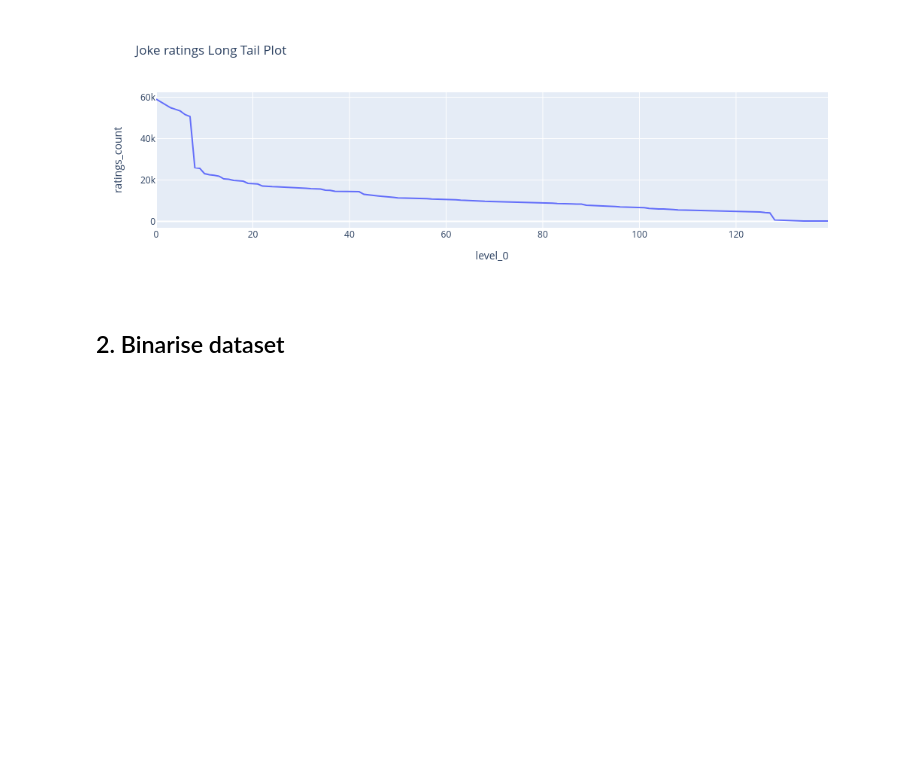
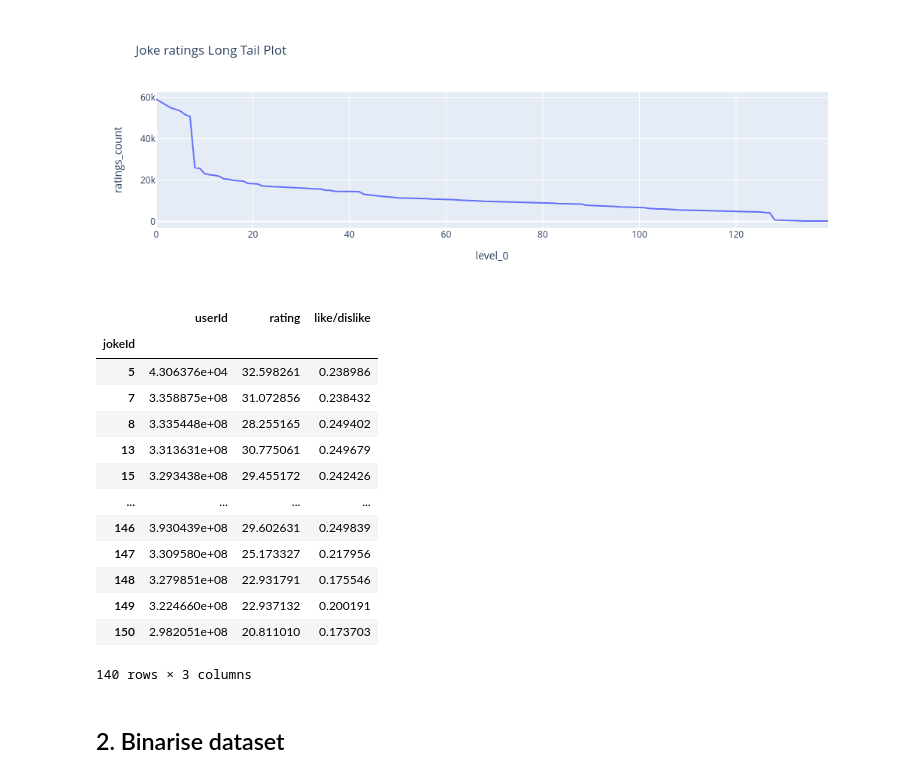
Before and after one commit to RedOrBlueP1ll/reasonable_recommendations, a Jupyter notebook: joke_recsyst_notebook.ipynb, the cells around one changed output. Saved outputs shown, nothing was run; the diff lists cells and outputs as text; code cells hidden in the pictures; blank space fills up the shorter version.

```diff
--- a/joke_recsyst_notebook.ipynb
+++ b/joke_recsyst_notebook.ipynb
@@ -127,6 +127,23 @@ fig.show()
 | 139 | 139 | 40 | 51 | 166 |
 140 rows × 4 columns
 [figure]
+# %%
+ratings_df.groupby('jokeIdvar()
+# %% [output]
+|  | userId | rating | like/dislike |
+| jokeId |  |  |  |
+| 5 | 4.306376e+04 | 32.598261 | 0.238986 |
+| 7 | 3.358875e+08 | 31.072856 | 0.238432 |
+| 8 | 3.335448e+08 | 28.255165 | 0.249402 |
+| 13 | 3.313631e+08 | 30.775061 | 0.249679 |
+| 15 | 3.293438e+08 | 29.455172 | 0.242426 |
+| ... | ... | ... | ... |
+| 146 | 3.930439e+08 | 29.602631 | 0.249839 |
+| 147 | 3.309580e+08 | 25.173327 | 0.217956 |
+| 148 | 3.279851e+08 | 22.931791 | 0.175546 |
+| 149 | 3.224660e+08 | 22.937132 | 0.200191 |
+| 150 | 2.982051e+08 | 20.811010 | 0.173703 |
+140 rows × 3 columns
 # %% [markdown]
 ## 2. Binarise dataset
 # %%
```
Also changed, not shown: parts of 2 cells of this notebook.
